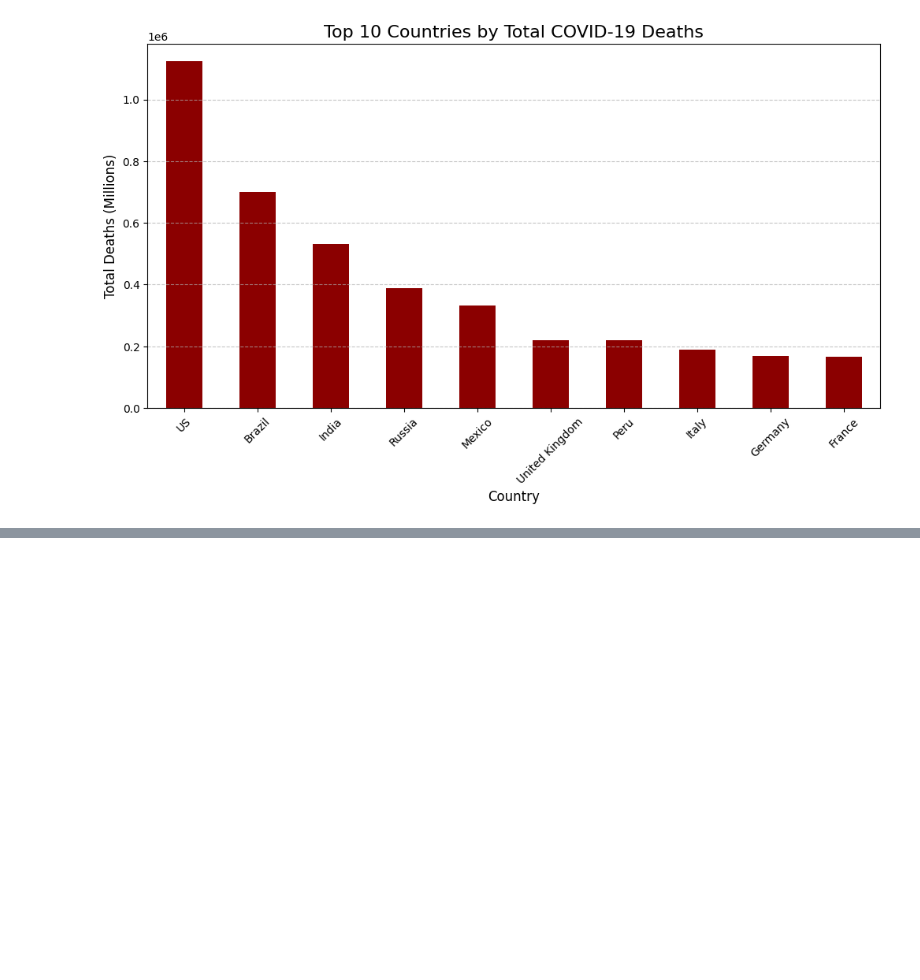
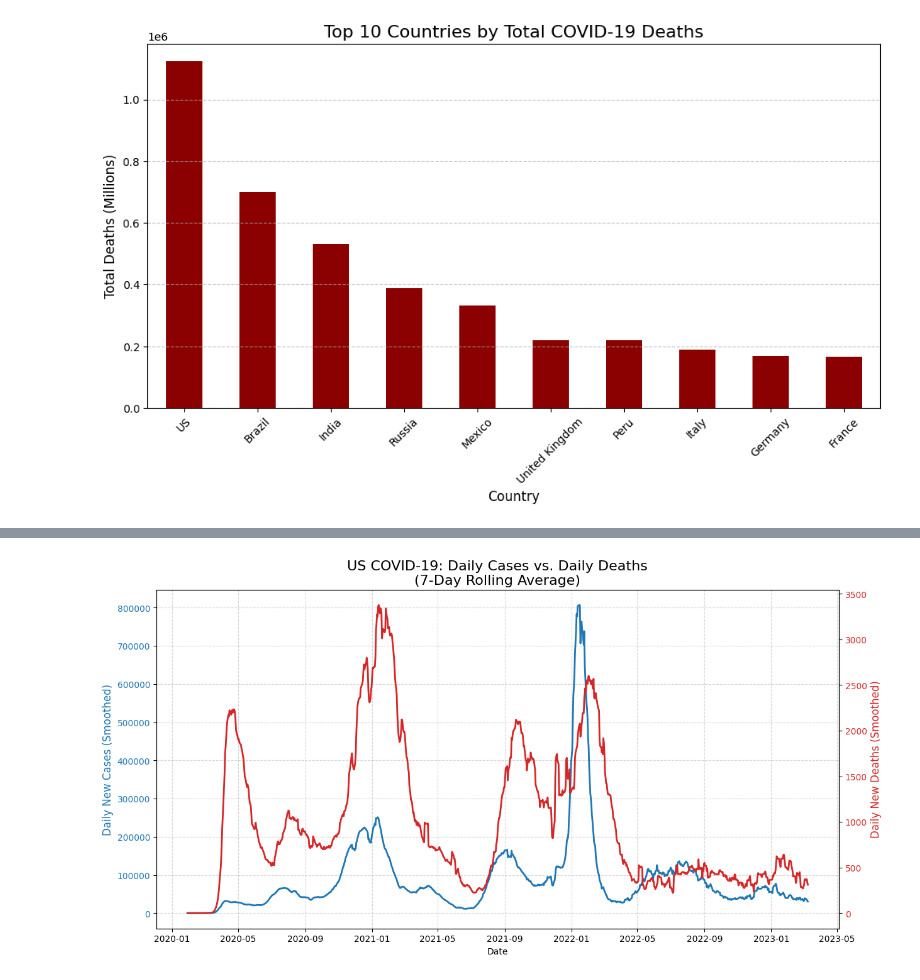
Before and after one commit to ZacharyScheer16/Beginner-Python-Projects, a Jupyter notebook: PersonalProjects/Covid19Project/Covid19.ipynb, the cells around one changed output, grey strips where cells are left out. Cells and saved outputs as stored; diff of their text form; code cells hidden in the pictures; blank space fills up the shorter version.

```diff
--- a/PersonalProjects/Covid19Project/Covid19.ipynb
+++ b/PersonalProjects/Covid19Project/Covid19.ipynb
@@ -121,0 +147,16 @@ plt.show()
+# %%
+# Calculate the difference between each day for cases
+usa_daily_cases = usa_cases.diff()
+
+# Calculate the difference between each day for deaths
+usa_daily_deaths = usa_deaths.diff()
+
+usa_daily_cases_smoothed = usa_daily_cases.rolling(window=7).mean()
+usa_daily_death_smoothed = usa_daily_deaths.rolling(window=7).mean()
+
+# Quick check: print the last 5 days of new cases to see the daily numbers
+print("Recent Daily New Cases:")
+print(usa_daily_cases.tail())
+print("-" * 30)
+print("Recent Daily New Deaths:")
+print(usa_daily_deaths.tail())
@@ -121,0 +179,28 @@ plt.show()
+# %%
+import matplotlib.pyplot as plt
+
+# 1. Create the figure and the first axis (ax1)
+fig, ax1 = plt.subplots(figsize=(14, 7))
+
+# 2. Plot Smoothed Daily Cases on the left axis
+ax1.set_xlabel('Date')
+ax1.set_ylabel('Daily New Cases (Smoothed)', color='tab:blue', fontsize=12)
+ax1.plot(usa_daily_cases_smoothed, color='tab:blue', linewidth=2, label='Daily Cases')
+ax1.tick_params(axis='y', labelcolor='tab:blue')
+
+# 3. Create a second axis (ax2) that shares the same x-axis
+ax2 = ax1.twinx()
+
+# 4. Plot Smoothed Daily Deaths on the right axis
+ax2.set_ylabel('Daily New Deaths (Smoothed)', color='tab:red', fontsize=12)
+ax2.plot(usa_daily_death_smoothed, color='tab:red', linewidth=2, label='Daily Deaths')
+ax2.tick_params(axis='y', labelcolor='tab:red')
+
+# 5. Professional Styling
+plt.title('US COVID-19: Daily Cases vs. Daily Deaths\n(7-Day Rolling Average)', fontsize=16)
+ax1.grid(True, linestyle='--', alpha=0.5)
+
+# 6. Show the plot
+plt.show()
+# %% [output]
+[figure, added]
```
Also changed, not shown: parts of 3 cells of this notebook.
